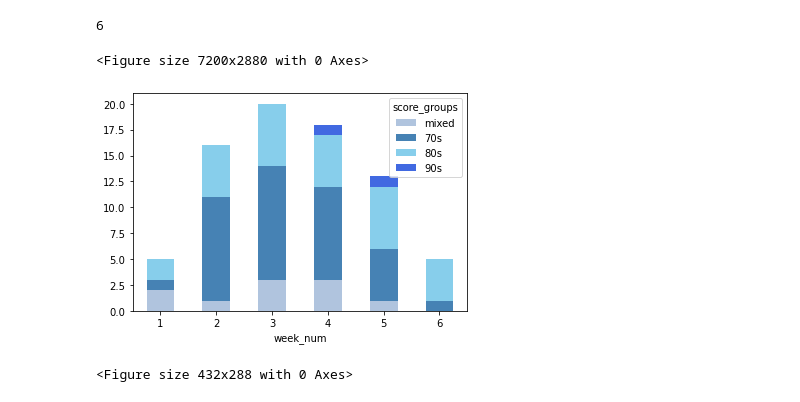
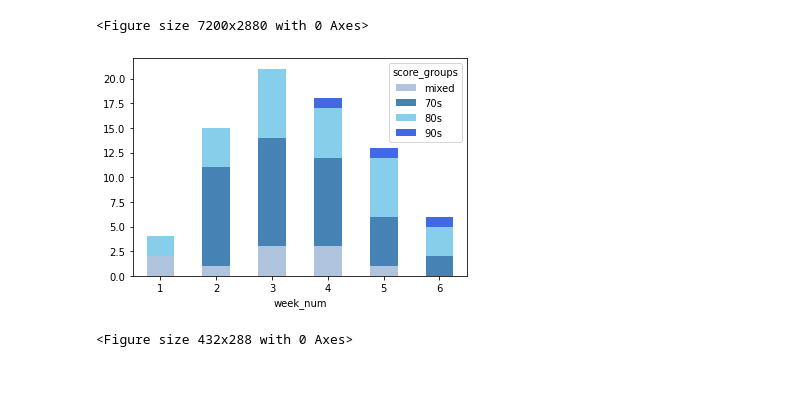
Before and after one commit to dorisep/meta_gui, a Jupyter notebook: apps/viz_notebook.ipynb, the cells around one changed output. Drawn from its saved outputs; the diff is of its cells as text; code cells hidden in the pictures.

Commit message:
New feature-visualizations.
created some ranking visualizations for weekly scrape and scatterplots for correlation.

```diff
--- a/apps/viz_notebook.ipynb
+++ b/apps/viz_notebook.ipynb
@@ -70,18 +82,18 @@ df.tail()
-# %%
-df.week_num.nunique()
-# %% [output]
-6
+# %%
+# seprete rows with nulls from df
+df_nulls = df[df.isnull().any(axis=1)]
+df_clean = df.dropna(inplace=False)
 # %%
 # stacked bar chart-multi-indexed on weeknum and score groups
 
-df_by_week_bin = df.groupby(['week_num', 'score_groups']).count().fillna(0)
+df_by_week_bin = df_clean.groupby(['week_num', 'score_groups']).count().fillna(0)
 plt.figure(figsize = (100,40))
 df_by_week_bin['album'].unstack().plot(kind='bar', stacked=True, color=['lightsteelblue', 'steelblue','skyblue','royalblue'])
 plt.xticks(rotation=360)
 plt.show()
 plt.savefig(viz_output_path + '\\scrape_stacked_score.png')
 # %% [output]
 <Figure size 7200x2880 with 0 Axes>
-[figure, old version]
+[figure, new version]
 <Figure size 432x288 with 0 Axes>
 # %%
```
Also changed, not shown: parts of 16 cells of this notebook, 2 other files.
